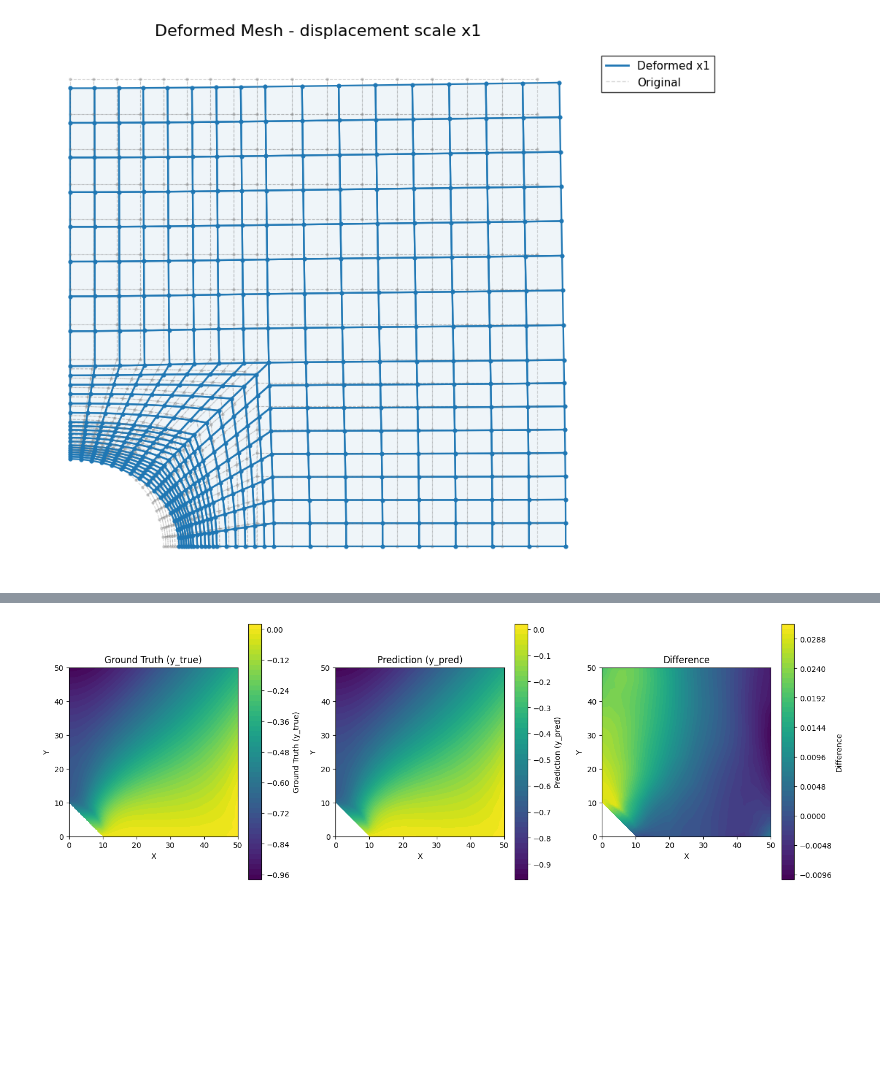
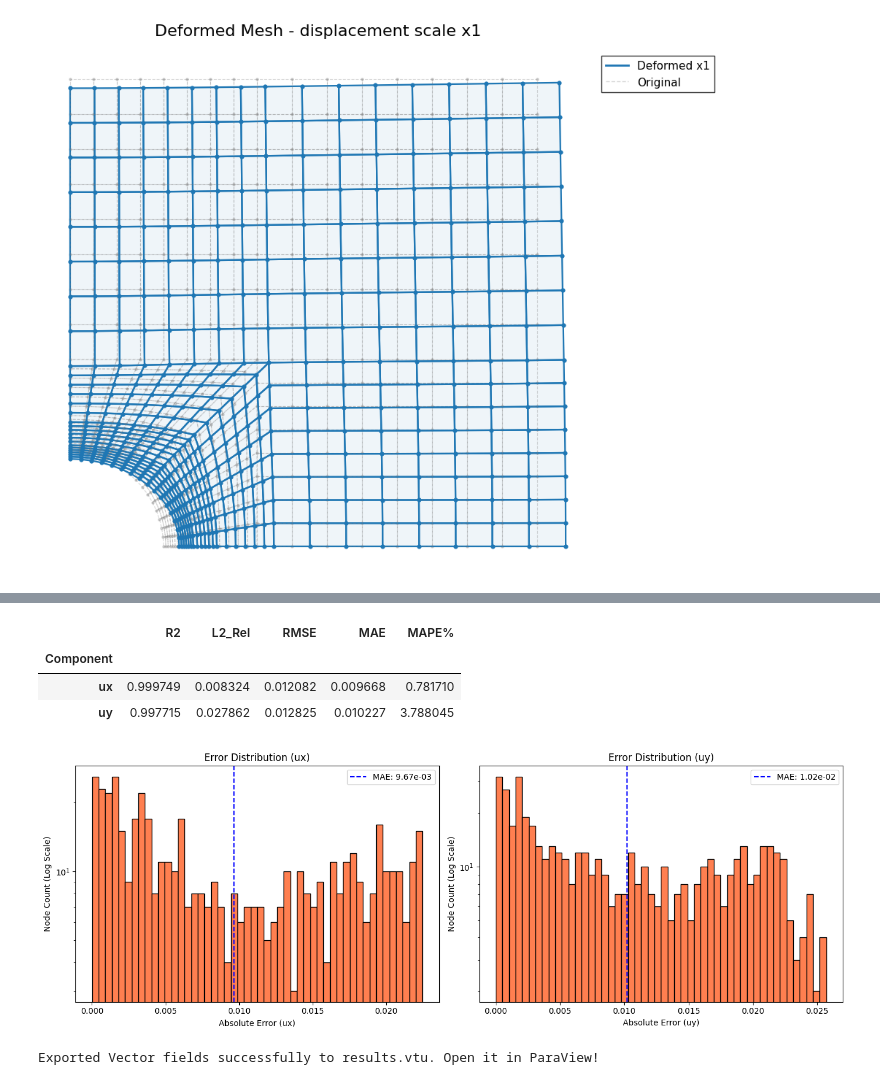
Before and after one commit to bdesia/feinn_project, a Jupyter notebook: notebooks/FEINN_example2/E2_perforated_plate.ipynb, the cells around one changed output, grey strips where cells are left out. Drawn from its saved outputs; the diff is of its cells as text; code cells hidden in the pictures; blank space fills up the shorter version.

```diff
--- a/notebooks/FEINN_example2/E2_perforated_plate.ipynb
+++ b/notebooks/FEINN_example2/E2_perforated_plate.ipynb
@@ -48,7 +52,5 @@ matfield = {'all': steel}
 # %%
-from solver import LineLoad
-
 traction = {
-            'right_e': LineLoad(fx = 1.0*1e-2, fy = 0, reference = "global"),
-            }
+    'right_e': LineLoad(fx=1.0e-2, fy=0, reference='global'),
+}
 # %% [markdown]
@@ -169,5 +156,16 @@ comparator.plot_comparison(metric='difference')
-# %%
-comparator = SolutionComparator(mesh, fem_solver.udisp[1::2], feinn_solver.udisp[1::2])
-comparator.plot_comparison(metric='difference')
-# %% [output]
-[figure, removed]
+# %%
+df_report = comparator.report()
+df_report
+# %% [output]
+|  | R2 | L2_Rel | RMSE | MAE | MAPE% |
+| Component |  |  |  |  |  |
+| ux | 0.999749 | 0.008324 | 0.012082 | 0.009668 | 0.781710 |
+| uy | 0.997715 | 0.027862 | 0.012825 | 0.010227 | 3.788045 |
+# %%
+comparator.plot_error_distribution()
+# %% [output]
+[figure, added]
+# %%
+comparator.export_to_vtk()
+# %% [output]
+Exported Vector fields successfully to results.vtu. Open it in ParaView!
```
Also changed, not shown: parts of 48 cells of this notebook.
